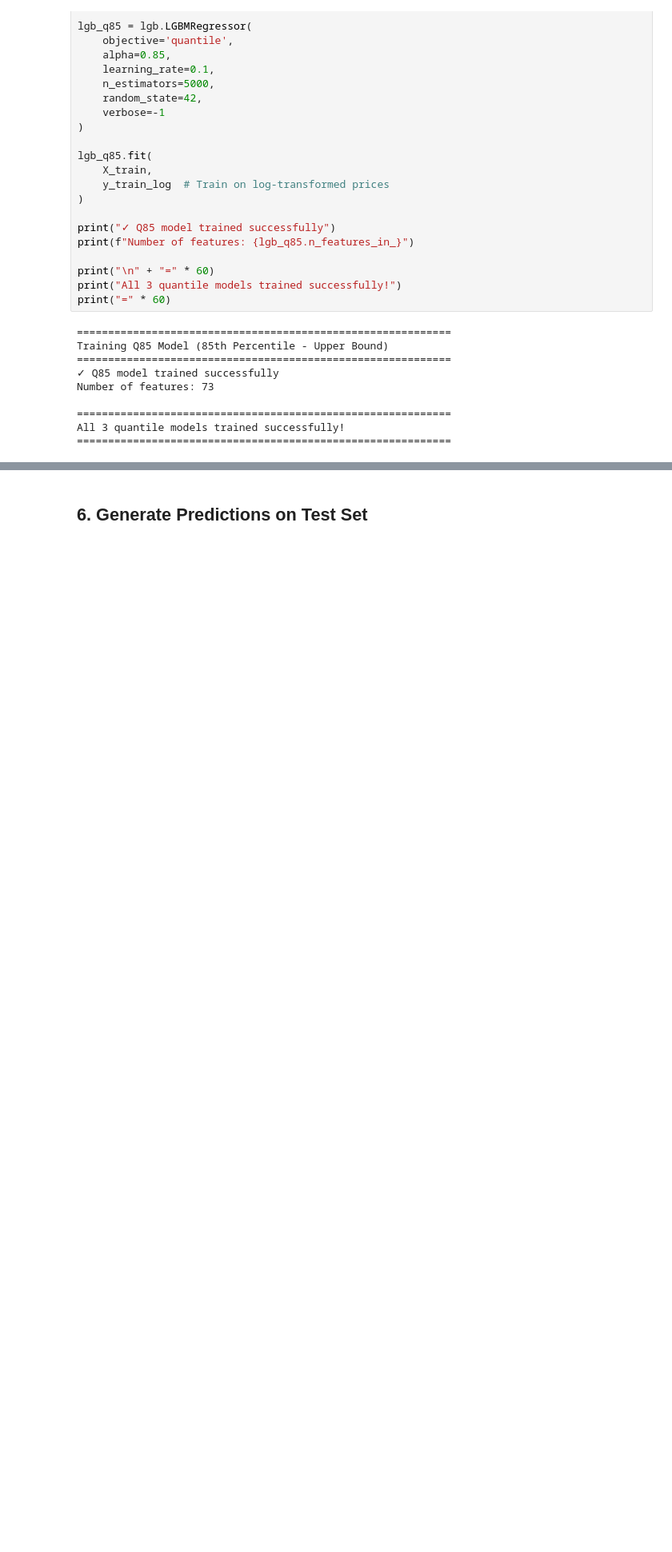
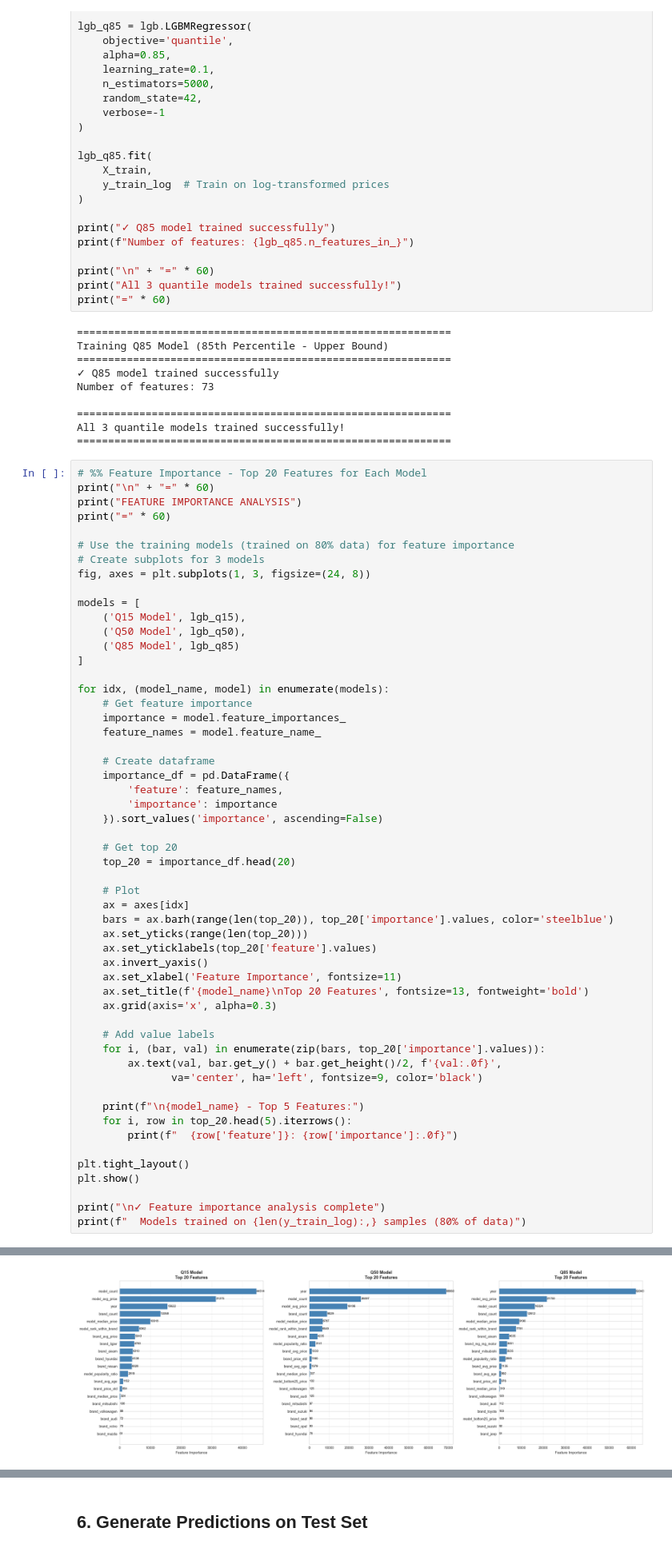
Before and after one commit to brunothefirst/car_price_prediction, a Jupyter notebook: notebooks/06_lean_model_training.ipynb, the cells around one changed output, grey strips where cells are left out. Shown at 80% size. Saved outputs shown, nothing was run; the diff lists cells and outputs as text; blank space fills up the shorter version.

Commit message:
add feature importance stats

```diff
--- a/notebooks/06_lean_model_training.ipynb
+++ b/notebooks/06_lean_model_training.ipynb
@@ -758,3 +758,58 @@ Number of features: 73
 ============================================================
 All 3 quantile models trained successfully!
 ============================================================
+# %%
+# %% Feature Importance - Top 20 Features for Each Model
+print("\n" + "=" * 60)
+print("FEATURE IMPORTANCE ANALYSIS")
+print("=" * 60)
+
+# Use the training models (trained on 80% data) for feature importance
+# Create subplots for 3 models
+fig, axes = plt.subplots(1, 3, figsize=(24, 8))
+
+models = [
+    ('Q15 Model', lgb_q15),
+    ('Q50 Model', lgb_q50),
+    ('Q85 Model', lgb_q85)
+]
+
+for idx, (model_name, model) in enumerate(models):
+    # Get feature importance
+    importance = model.feature_importances_
+    feature_names = model.feature_name_
+
+    # Create dataframe
+    importance_df = pd.DataFrame({
+        'feature': feature_names,
+        'importance': importance
+    }).sort_values('importance', ascending=False)
+
+    # Get top 20
+    top_20 = importance_df.head(20)
+
+    # Plot
+    ax = axes[idx]
+    bars = ax.barh(range(len(top_20)), top_20['importance'].values, color='steelblue')
+    ax.set_yticks(range(len(top_20)))
+    ax.set_yticklabels(top_20['feature'].values)
+    ax.invert_yaxis()
+    ax.set_xlabel('Feature Importance', fontsize=11)
+    ax.set_title(f'{model_name}\nTop 20 Features', fontsize=13, fontweight='bold')
+    ax.grid(axis='x', alpha=0.3)
+
+    # Add value labels
+    for i, (bar, val) in enumerate(zip(bars, top_20['importance'].values)):
+        ax.text(val, bar.get_y() + bar.get_height()/2, f'{val:.0f}',
+               va='center', ha='left', fontsize=9, color='black')
+
+    print(f"\n{model_name} - Top 5 Features:")
+    for i, row in top_20.head(5).iterrows():
+        print(f"  {row['feature']}: {row['importance']:.0f}")
+
+plt.tight_layout()
+plt.show()
+
+print("\n✓ Feature importance analysis complete")
+print(f"  Models trained on {len(y_train_log):,} samples (80% of data)")
+# %% [output]
@@ -760,0 +833 @@ All 3 quantile models trained successfully!
+[figure, added]
```
Also changed, not shown: parts of 5 cells of this notebook.
